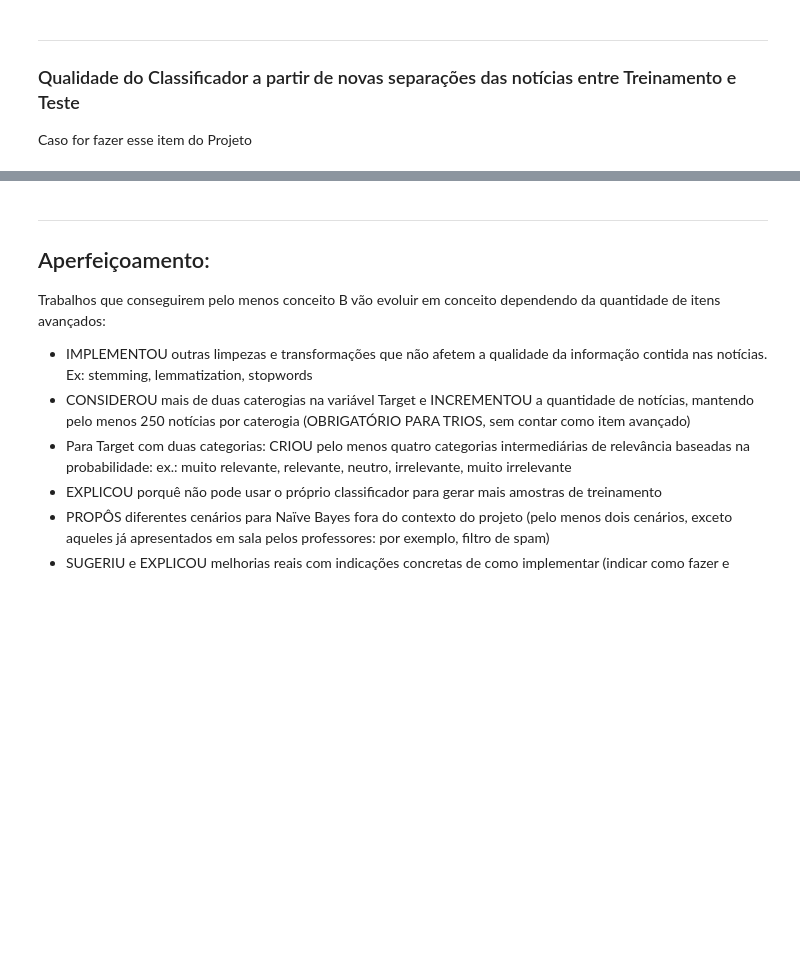
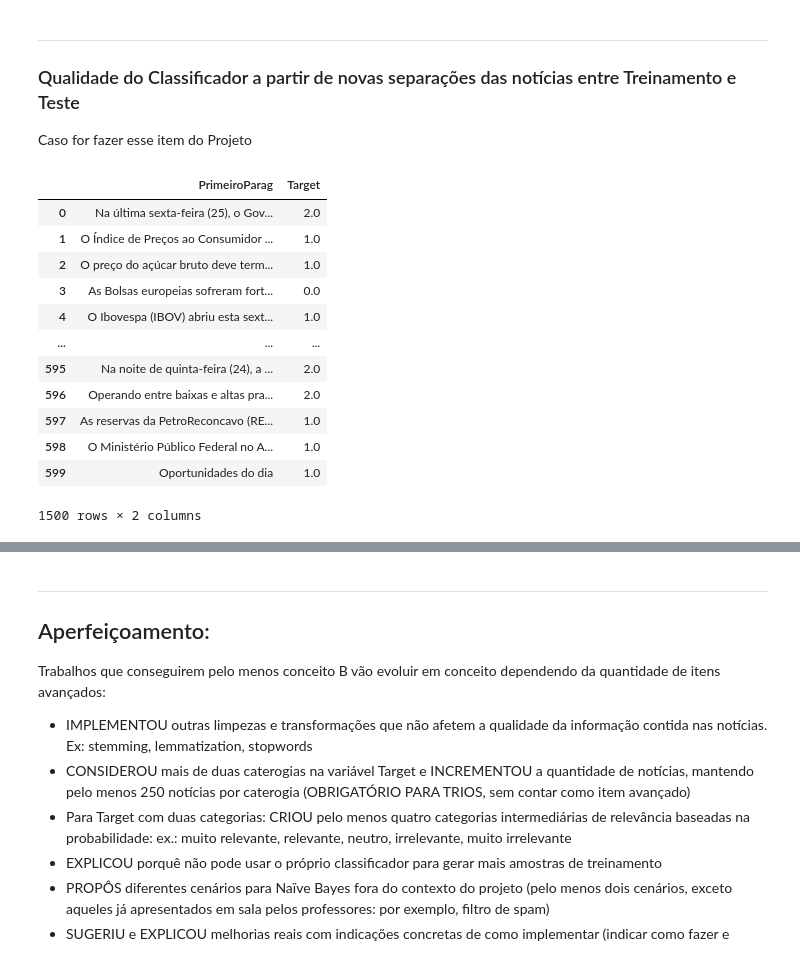
Before and after one commit to Tainapb/Projeto-1_-Ci-ncia-dos-dados, a Jupyter notebook: atualizado2.ipynb, the cells around one changed output, grey strips where cells are left out. Drawn from its saved outputs; the diff is of its cells as text; code cells hidden in the pictures; blank space fills up the shorter version.

```diff
--- a/atualizado2.ipynb
+++ b/atualizado2.ipynb
@@ -290,3 +399,35 @@ ___
 ### Qualidade do Classificador a partir de novas separações das notícias entre Treinamento e Teste
 
 Caso for fazer esse item do Projeto
+# %%
+# Juntando as duas tabelas (Test + Train)
+test_nova = pd.read_excel(filename, sheet_name = 'Teste')
+test_nova = test_nova.rename(columns={'Teste':'Total'})
+
+train_nova = pd.read_excel(filename, sheet_name = 'Treinamento')
+train_nova = train_nova.rename(columns={'Treinamento':'Total'})
+
+# Junção das duas tabelas ocorre aqui
+tudo = pd.concat([train_nova,test_nova])
+tudo = tudo[['PrimeiroParag','Target']]
+tudo
+# limpando a pontuação
+# a limpeza mais profunda ocorrerá quando transfprmamos os tweets em palavras, neste passo, iremos limpar, separar emojis, tudo
+# paralelamente
+# data_total['Clean'] = data_total['Total'].apply(limpa_prep)
+# data_total
+# agora devemos aplicar a rotina de limpeza novamente
+# %% [output]
+|  | PrimeiroParag | Target |
+| 0 | Na última sexta-feira (25), o Gov... | 2.0 |
+| 1 | O Índice de Preços ao Consumidor ... | 1.0 |
+| 2 | O preço do açúcar bruto deve term... | 1.0 |
+| 3 | As Bolsas europeias sofreram fort... | 0.0 |
+| 4 | O Ibovespa (IBOV) abriu esta sext... | 1.0 |
+| ... | ... | ... |
+| 595 | Na noite de quinta-feira (24), a ... | 2.0 |
+| 596 | Operando entre baixas e altas pra... | 2.0 |
+| 597 | As reservas da PetroReconcavo (RE... | 1.0 |
+| 598 | O Ministério Público Federal no A... | 1.0 |
+| 599 | Oportunidades do dia | 1.0 |
+1500 rows × 2 columns
```
Also changed, not shown: parts of 33 cells of this notebook.
